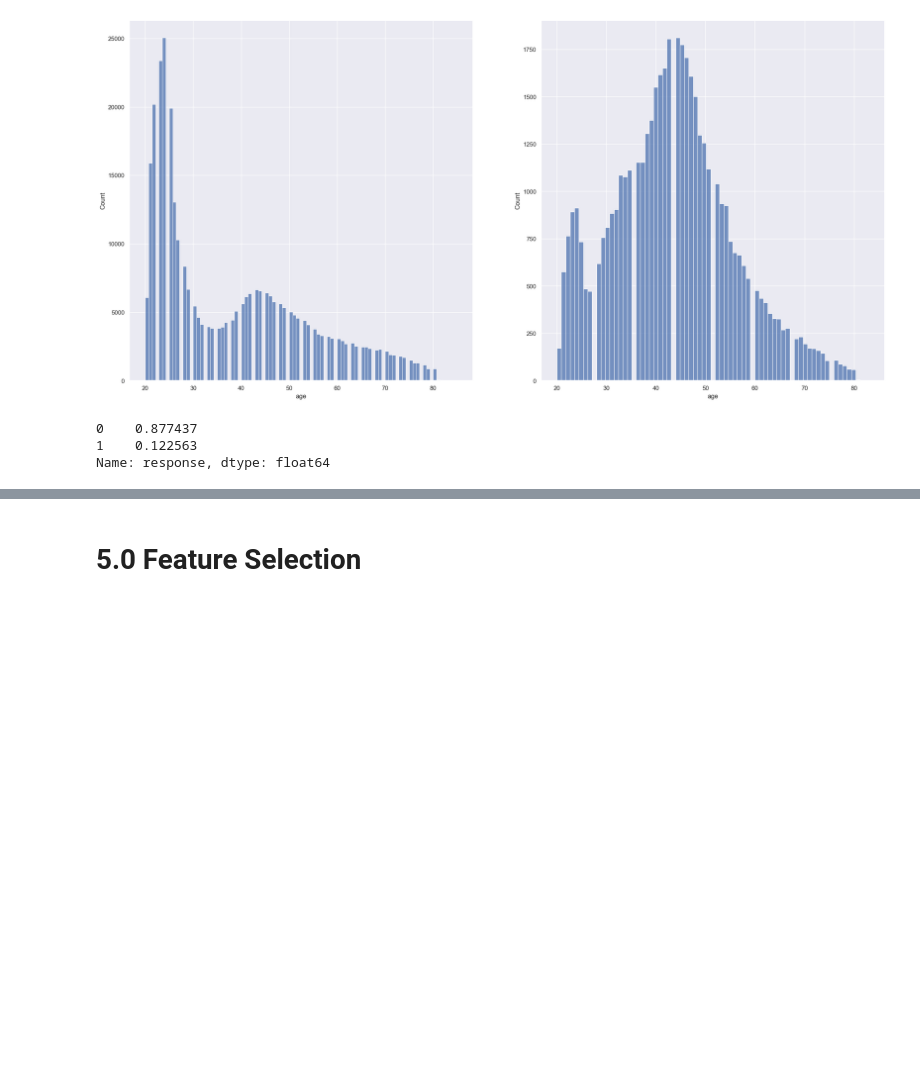
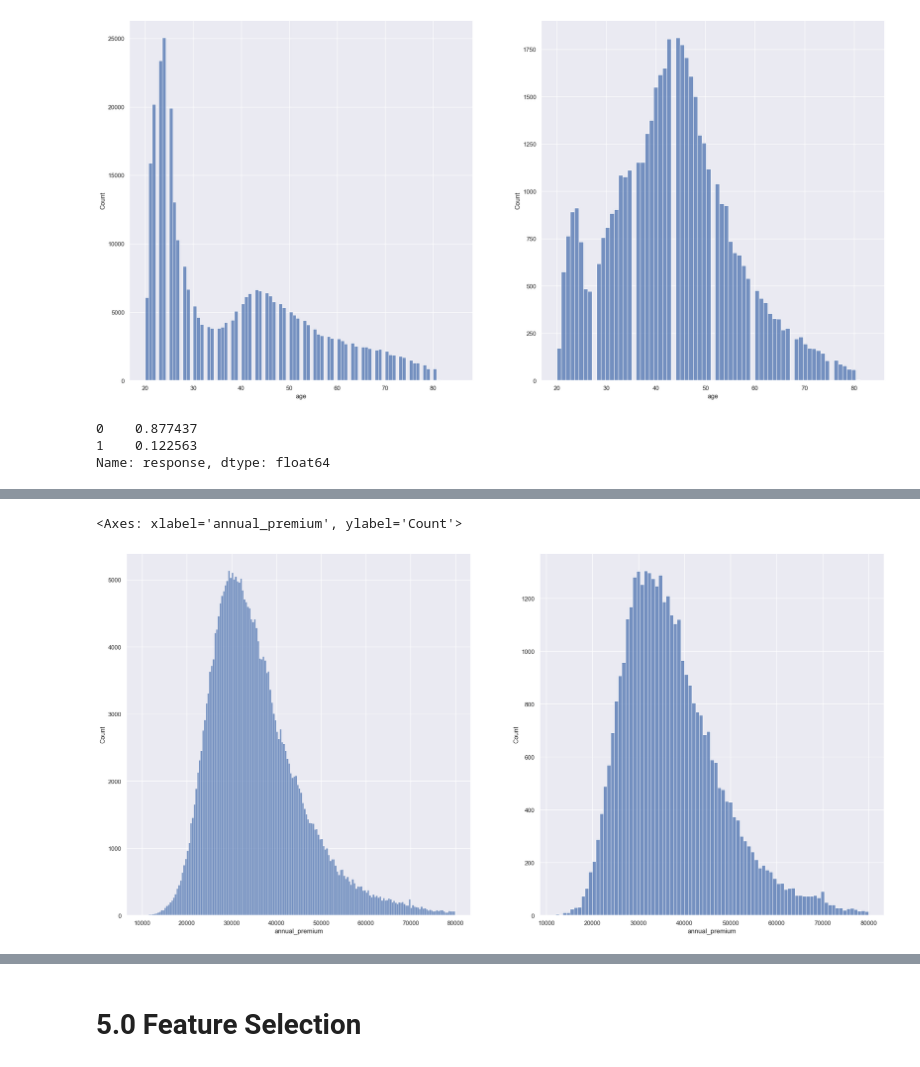
Before and after one commit to franciscofijamo/Health_Insurance_Cross_Sell, a Jupyter notebook: health_insurance_cross_sell/notebooks/1.0.fc_health_insurance_cross_sell-1.ipynb, the cells around one changed output, grey strips where cells are left out. Saved outputs shown, nothing was run; the diff lists cells and outputs as text; code cells hidden in the pictures; blank space fills up the shorter version.

```diff
--- a/health_insurance_cross_sell/notebooks/1.0.fc_health_insurance_cross_sell-1.ipynb
+++ b/health_insurance_cross_sell/notebooks/1.0.fc_health_insurance_cross_sell-1.ipynb
@@ -213,0 +216,13 @@ Name: response, dtype: float64
+# %%
+plt.subplot(1,2,1)
+aux = df4[(df4['annual_premium'] > 10000) & (df4['annual_premium'] < 80000)]
+aux00 = aux.loc[aux['response'] == 0, 'annual_premium']
+sns.histplot(aux00)
+
+plt.subplot(1,2,2)
+aux = df4[(df4['annual_premium'] > 10000) & (df4['annual_premium'] < 80000)]
+aux00 = aux.loc[aux['response'] == 1, 'annual_premium']
+sns.histplot(aux00)
+# %% [output]
+<Axes: xlabel='annual_premium', ylabel='Count'>
+[figure, added]
```
Also changed, not shown: parts of 13 cells of this notebook, 1 other file.
